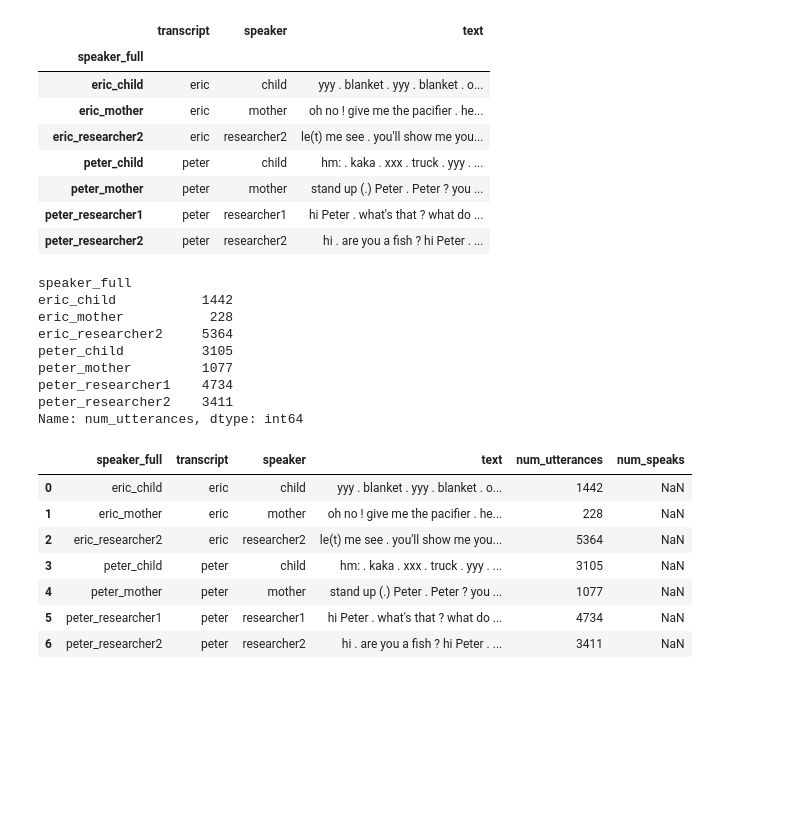
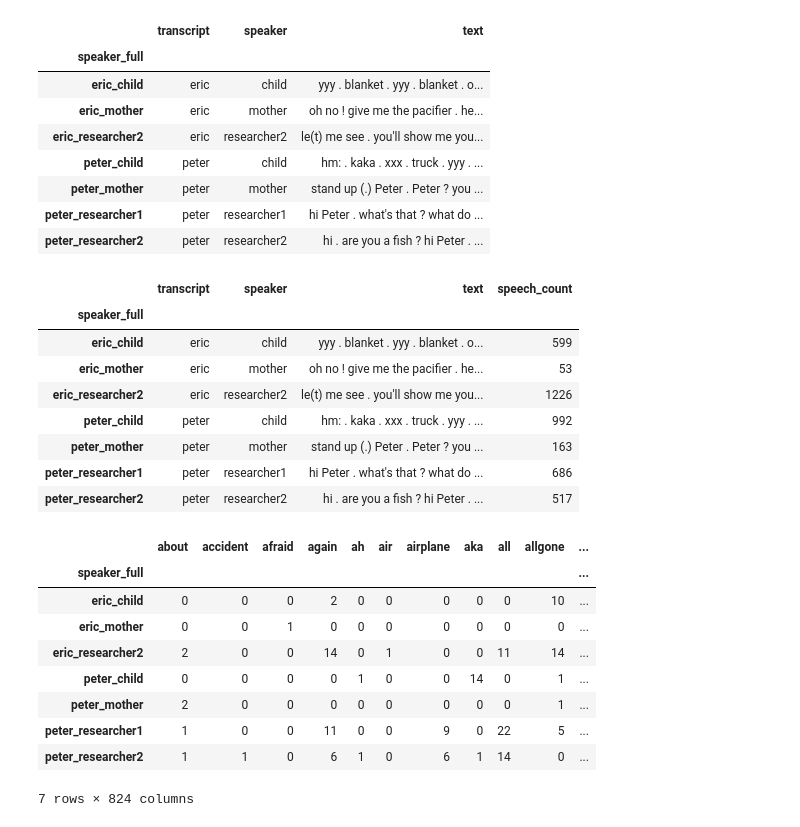
Before and after one commit to giovanni-lunetta/Text-Analytics-Coding-HW, a Jupyter notebook: Bag of Words Coding Assignment.ipynb, the cells around one changed output. Drawn from its saved outputs; the diff is of its cells as text; code cells hidden in the pictures; blank space fills up the shorter version.

```diff
--- a/Bag of Words Coding Assignment.ipynb
+++ b/Bag of Words Coding Assignment.ipynb
@@ -260,33 +261,41 @@ df_speakers
 # %%
 # Create a new column in df_speakers that contains the number of times the speaker speaks. Provide the code below. (Note: This question is meant to be a bit of a challenge.)
 
-df_speakers["num_utterances"] = df_speakers["text"].apply(lambda x: len(x.split()))
+# Function to count the number of times a speaker speaks
+def count_speech_instances(text):
+    # Split based on the pattern and count the parts
+    speech_instances = re.split(r'\s[.!?]\s', text)
+    return len(speech_instances)
 
-df_speakers["num_utterances"]
+# Apply the function to each row in the 'text' column and create a new column with the counts
+df_speakers['speech_count'] = df_speakers['text'].apply(count_speech_instances)
+
+df_speakers
 # %% [output]
-speaker_full
-eric_child           1442
-eric_mother           228
-eric_researcher2     5364
-peter_child          3105
-peter_mother         1077
-peter_researcher1    4734
-peter_researcher2    3411
-Name: num_utterances, dtype: int64
+|  | transcript | speaker | text | speech_count |
+| speaker_full |  |  |  |  |
+| eric_child | eric | child | yyy . blanket . yyy . blanket . o... | 599 |
+| eric_mother | eric | mother | oh no ! give me the pacifier . he... | 53 |
+| eric_researcher2 | eric | researcher2 | le(t) me see . you'll show me you... | 1226 |
+| peter_child | peter | child | hm: . kaka . xxx . truck . yyy . ... | 992 |
+| peter_mother | peter | mother | stand up (.) Peter . Peter ? you ... | 163 |
+| peter_researcher1 | peter | researcher1 | hi Peter . what's that ? what do ... | 686 |
+| peter_researcher2 | peter | researcher2 | hi . are you a fish ? hi Peter . ... | 517 |
-# %%
-speaker_counts = df['speaker'].value_counts().reset_index()
-speaker_counts.columns = ['speaker_full', 'num_speaks']
-
-# Left join with the original DataFrame
-df_speakers = df_speakers.merge(speaker_counts, on='speaker_full', how='left')
-# %%
-df_speakers
-# %% [output]
-|  | speaker_full | transcript | speaker | text | num_utterances | num_speaks |
-| 0 | eric_child | eric | child | yyy . blanket . yyy . blanket . o... | 1442 | NaN |
-| 1 | eric_mother | eric | mother | oh no ! give me the pacifier . he... | 228 | NaN |
-| 2 | eric_researcher2 | eric | researcher2 | le(t) me see . you'll show me you... | 5364 | NaN |
-| 3 | peter_child | peter | child | hm: . kaka . xxx . truck . yyy . ... | 3105 | NaN |
-| 4 | peter_mother | peter | mother | stand up (.) Peter . Peter ? you ... | 1077 | NaN |
-| 5 | peter_researcher1 | peter | researcher1 | hi Peter . what's that ? what do ... | 4734 | NaN |
-| 6 | peter_researcher2 | peter | researcher2 | hi . are you a fish ? hi Peter . ... | 3411 | NaN |
+# %%
+# Use sklearn's CountVectorizer() to create a document-term matrix. Use all of the default parameters. Save the matrix as a dataframe called matrix.
+
+vec = CountVectorizer()
+X = vec.fit_transform(df_speakers.text)
+matrix = pd.DataFrame(X.toarray(), columns=vec.get_feature_names_out(), index=df_speakers.index)
+matrix
+# %% [output]
+|  | about | accident | afraid | again | ah | air | airplane | aka | all | allgone | ... |
+| speaker_full |  |  |  |  |  |  |  |  |  |  | ... |
+| eric_child | 0 | 0 | 0 | 2 | 0 | 0 | 0 | 0 | 0 | 10 | ... |
+| eric_mother | 0 | 0 | 1 | 0 | 0 | 0 | 0 | 0 | 0 | 0 | ... |
+| eric_researcher2 | 2 | 0 | 0 | 14 | 0 | 1 | 0 | 0 | 11 | 14 | ... |
+| peter_child | 0 | 0 | 0 | 0 | 1 | 0 | 0 | 14 | 0 | 1 | ... |
+| peter_mother | 2 | 0 | 0 | 0 | 0 | 0 | 0 | 0 | 0 | 1 | ... |
+| peter_researcher1 | 1 | 0 | 0 | 11 | 0 | 0 | 9 | 0 | 22 | 5 | ... |
+| peter_researcher2 | 1 | 1 | 0 | 6 | 1 | 0 | 6 | 1 | 14 | 0 | ... |
+7 rows × 824 columns
```
Also changed, not shown: parts of 14 cells of this notebook.
